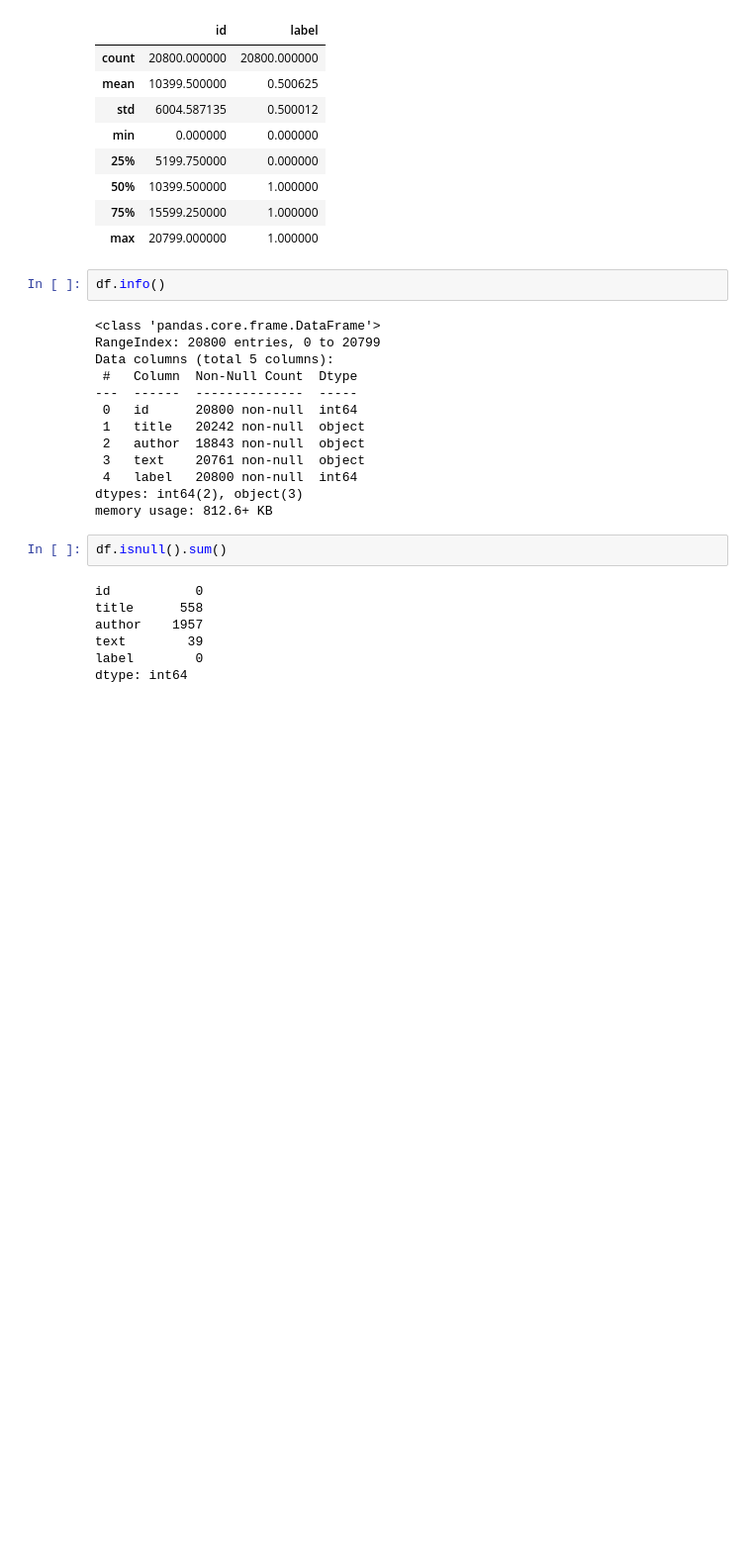
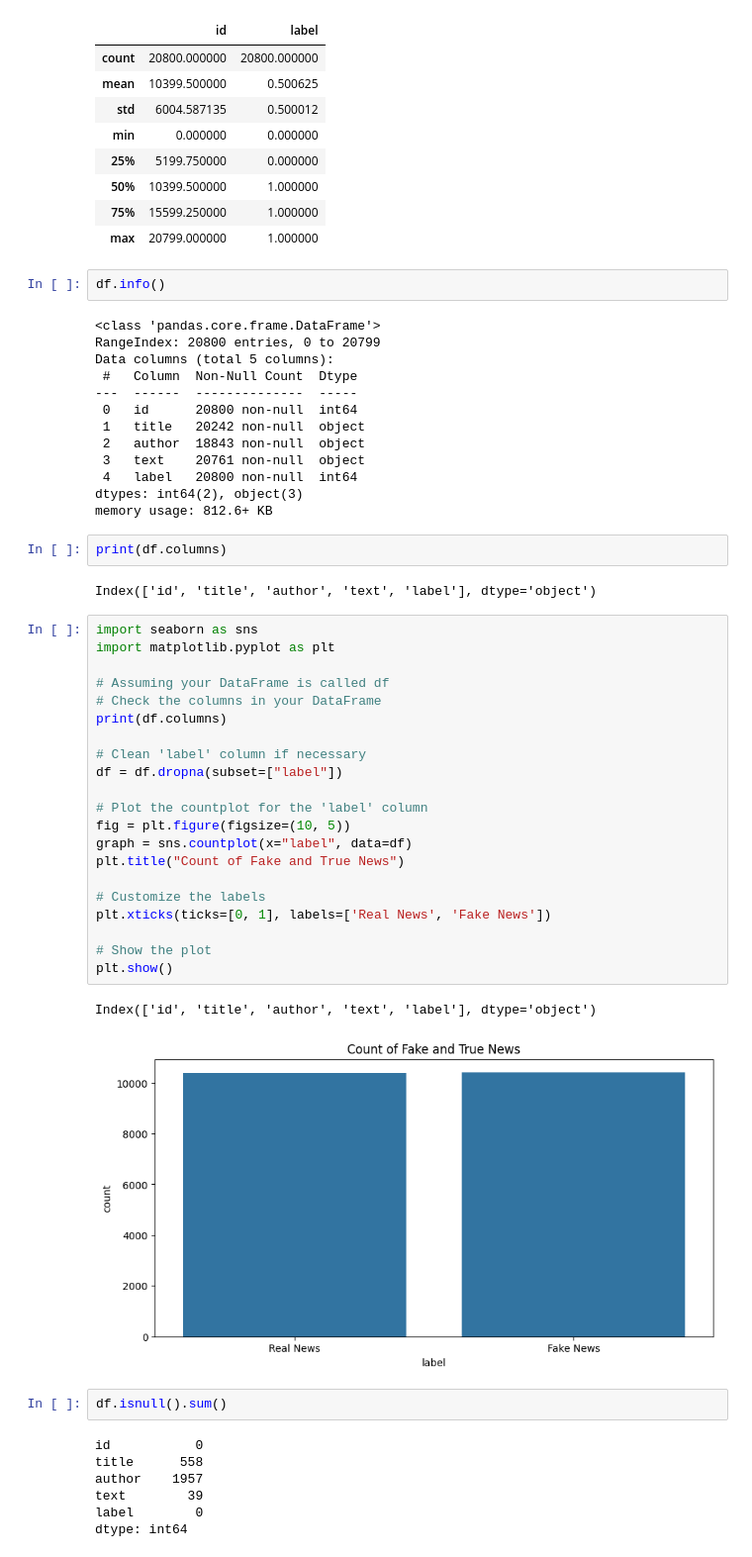
Before and after one commit to SalahuddinRahat/my_personal_project, a Jupyter notebook: fake_news_detector1.ipynb, the cells around one changed output. Shown: that part at 99% size. Drawn from its saved outputs; the diff is of its cells as text; blank space fills up the shorter version.

```diff
--- a/fake_news_detector1.ipynb
+++ b/fake_news_detector1.ipynb
@@ -38,6 +38,34 @@ Data columns (total 5 columns):
  4   label   20800 non-null  int64
 dtypes: int64(2), object(3)
 memory usage: 812.6+ KB
+# %%
+print(df.columns)
+# %% [output]
+Index(['id', 'title', 'author', 'text', 'label'], dtype='object')
+# %%
+import seaborn as sns
+import matplotlib.pyplot as plt
+
+# Assuming your DataFrame is called df
+# Check the columns in your DataFrame
+print(df.columns)
+
+# Clean 'label' column if necessary
+df = df.dropna(subset=["label"])
+
+# Plot the countplot for the 'label' column
+fig = plt.figure(figsize=(10, 5))
+graph = sns.countplot(x="label", data=df)
+plt.title("Count of Fake and True News")
+
+# Customize the labels
+plt.xticks(ticks=[0, 1], labels=['Real News', 'Fake News'])
+
+# Show the plot
+plt.show()
+# %% [output]
+Index(['id', 'title', 'author', 'text', 'label'], dtype='object')
+[figure, added]
 # %%
 df.isnull().sum()
 # %% [output]
```
Also changed, not shown: parts of 5 cells of this notebook, 2 other files.
